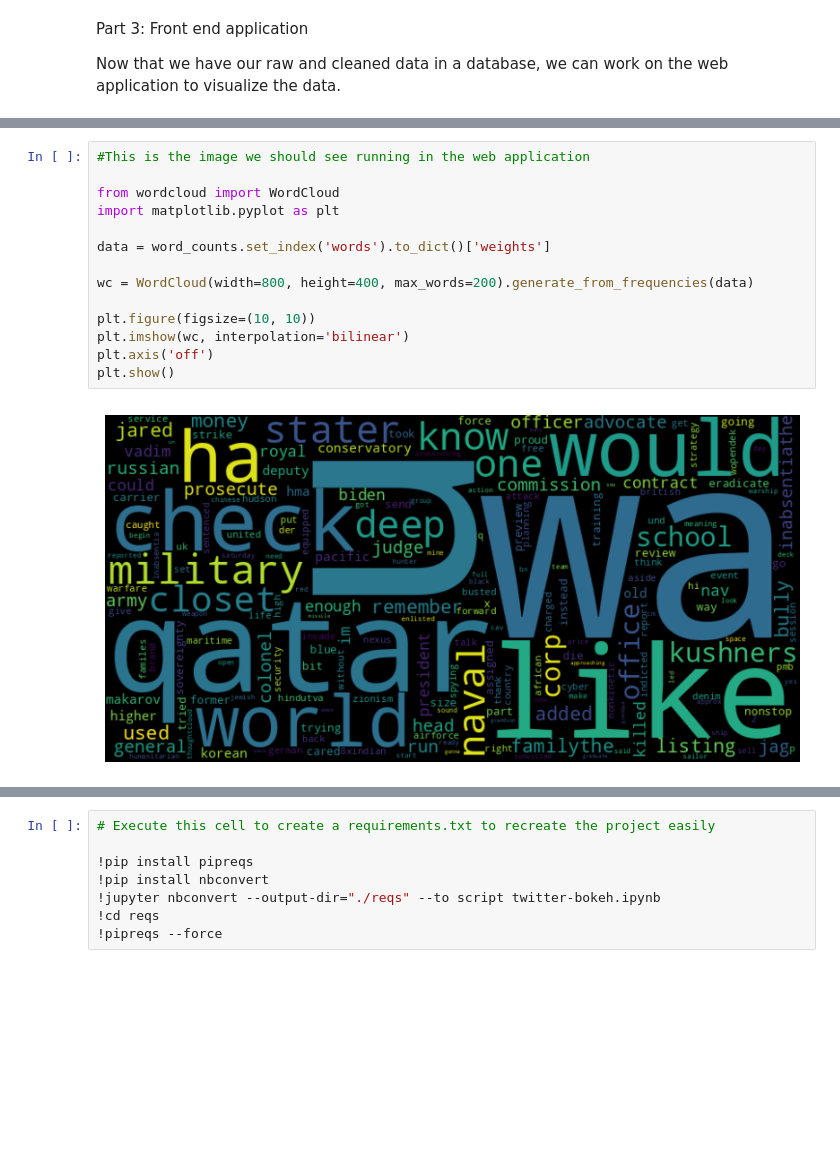
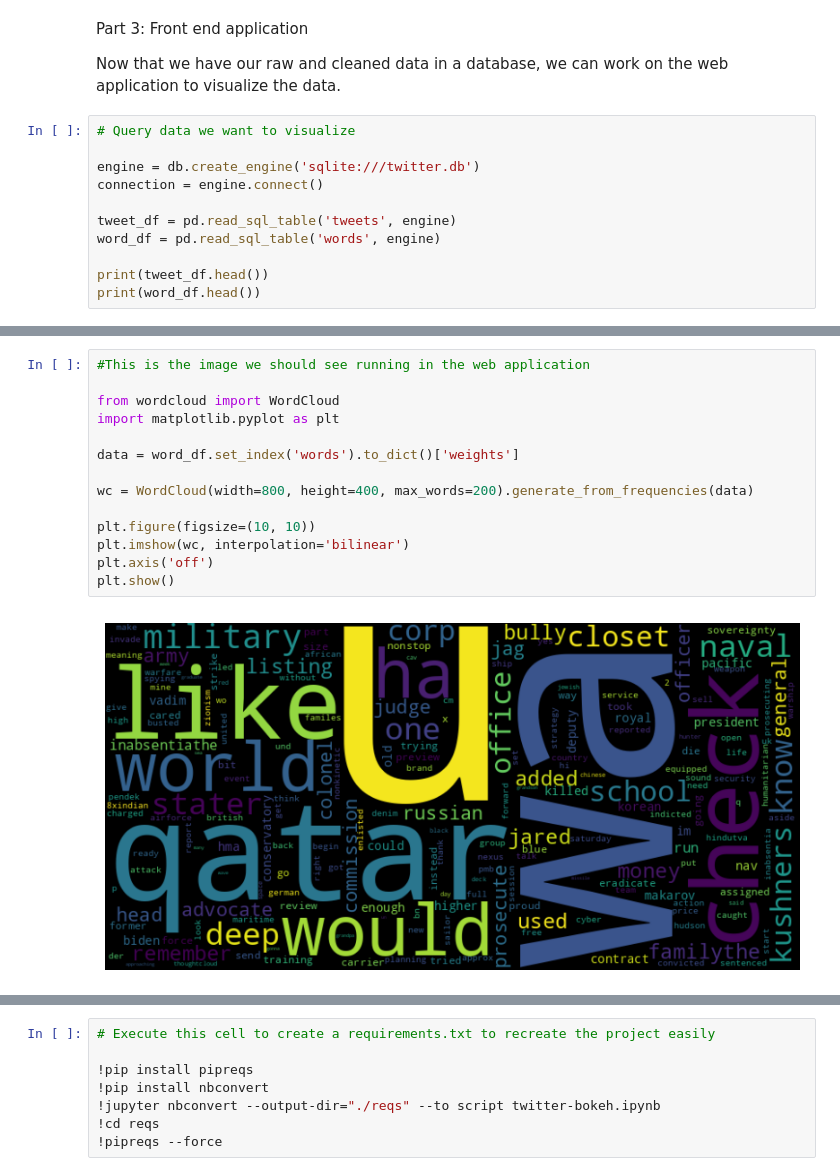
Before and after one commit to syst3m2/twitter-bokeh-tutorial, a Jupyter notebook: twitter-app-example.ipynb, the cells around one changed output, grey strips where cells are left out. Cells and saved outputs as stored; diff of their text form; blank space fills up the shorter version.

```diff
--- a/twitter-app-example.ipynb
+++ b/twitter-app-example.ipynb
@@ -547,3 +531,14 @@ word_df.to_sql(
 Part 3: Front end application
 
 Now that we have our raw and cleaned data in a database, we can work on the web application to visualize the data.
+# %%
+# Query data we want to visualize
+
+engine = db.create_engine('sqlite:///twitter.db')
+connection = engine.connect()
+
+tweet_df = pd.read_sql_table('tweets', engine)
+word_df = pd.read_sql_table('words', engine)
+
+print(tweet_df.head())
+print(word_df.head())
@@ -550,19 +563,19 @@ Now that we have our raw and cleaned data in a database, we can work on the web
 # %%
 #This is the image we should see running in the web application
 
 from wordcloud import WordCloud
 import matplotlib.pyplot as plt
 
-data = word_counts.set_index('words').to_dict()['weights']
+data = word_df.set_index('words').to_dict()['weights']
 
 wc = WordCloud(width=800, height=400, max_words=200).generate_from_frequencies(data)
 
 plt.figure(figsize=(10, 10))
 plt.imshow(wc, interpolation='bilinear')
 plt.axis('off')
 plt.show()
 # %% [output]
-[figure, old version]
+[figure, new version]
 # %%
 
 
```
Also changed, not shown: parts of 5 cells of this notebook.
